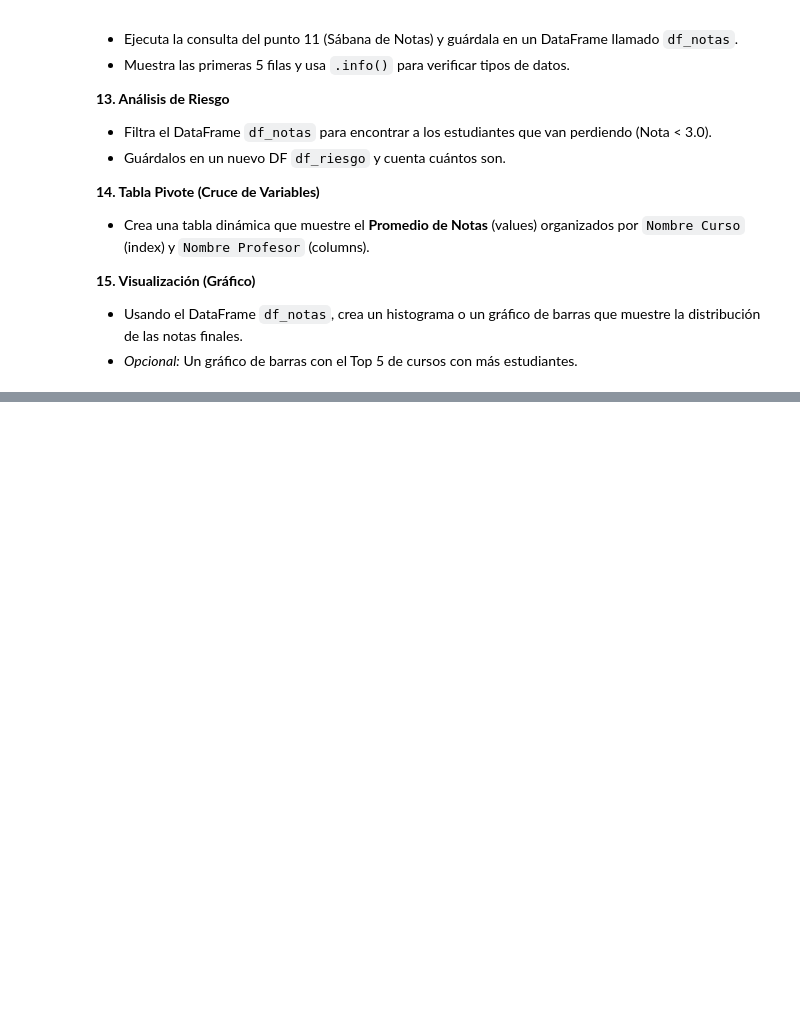
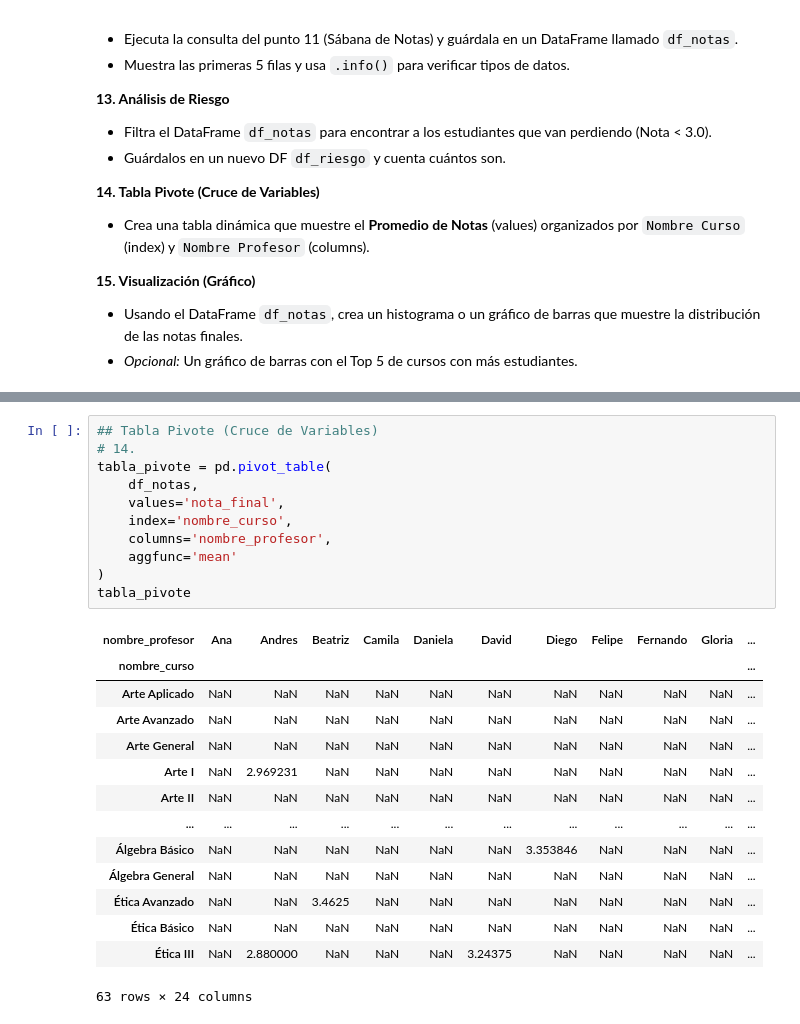
Before and after one commit to Sergiogarcialeo/ProyectoFinalUniversidades, a Jupyter notebook: Cuadernos/Examen.ipynb, the cells around one changed output, grey strips where cells are left out. Drawn from its saved outputs; the diff is of its cells as text; blank space fills up the shorter version.

```diff
--- a/Cuadernos/Examen.ipynb
+++ b/Cuadernos/Examen.ipynb
@@ -127,0 +418,26 @@ print("¡Examen Finalizado!")
+# %%
+## Tabla Pivote (Cruce de Variables)
+# 14.
+tabla_pivote = pd.pivot_table(
+    df_notas,
+    values='nota_final',
+    index='nombre_curso',
+    columns='nombre_profesor',
+    aggfunc='mean'
+)
+tabla_pivote
+# %% [output]
+| nombre_profesor | Ana | Andres | Beatriz | Camila | Daniela | David | Diego | Felipe | Fernando | Gloria | ... |
+| nombre_curso |  |  |  |  |  |  |  |  |  |  | ... |
+| Arte Aplicado | NaN | NaN | NaN | NaN | NaN | NaN | NaN | NaN | NaN | NaN | ... |
+| Arte Avanzado | NaN | NaN | NaN | NaN | NaN | NaN | NaN | NaN | NaN | NaN | ... |
+| Arte General | NaN | NaN | NaN | NaN | NaN | NaN | NaN | NaN | NaN | NaN | ... |
+| Arte I | NaN | 2.969231 | NaN | NaN | NaN | NaN | NaN | NaN | NaN | NaN | ... |
+| Arte II | NaN | NaN | NaN | NaN | NaN | NaN | NaN | NaN | NaN | NaN | ... |
+| ... | ... | ... | ... | ... | ... | ... | ... | ... | ... | ... | ... |
+| Álgebra Básico | NaN | NaN | NaN | NaN | NaN | NaN | 3.353846 | NaN | NaN | NaN | ... |
+| Álgebra General | NaN | NaN | NaN | NaN | NaN | NaN | NaN | NaN | NaN | NaN | ... |
+| Ética Avanzado | NaN | NaN | 3.4625 | NaN | NaN | NaN | NaN | NaN | NaN | NaN | ... |
+| Ética Básico | NaN | NaN | NaN | NaN | NaN | NaN | NaN | NaN | NaN | NaN | ... |
+| Ética III | NaN | 2.880000 | NaN | NaN | NaN | 3.24375 | NaN | NaN | NaN | NaN | ... |
+63 rows × 24 columns
```
Also changed, not shown: parts of 28 cells of this notebook.
